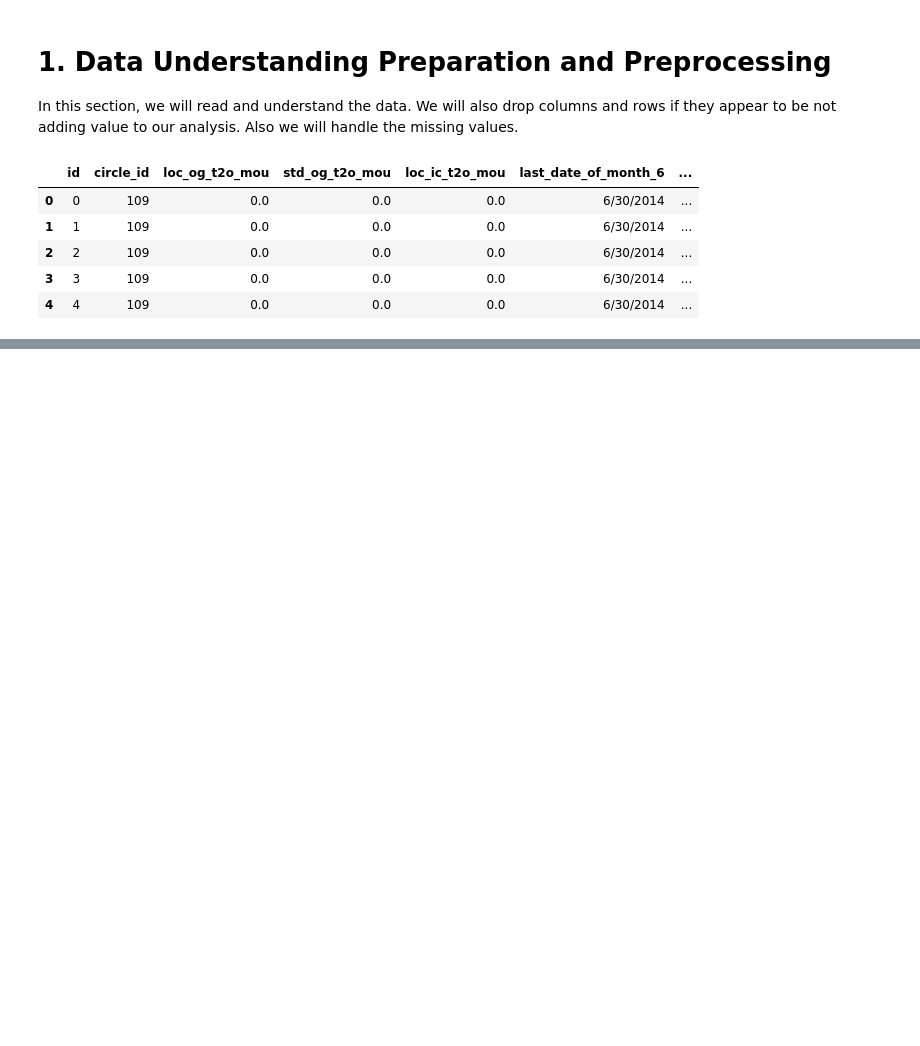
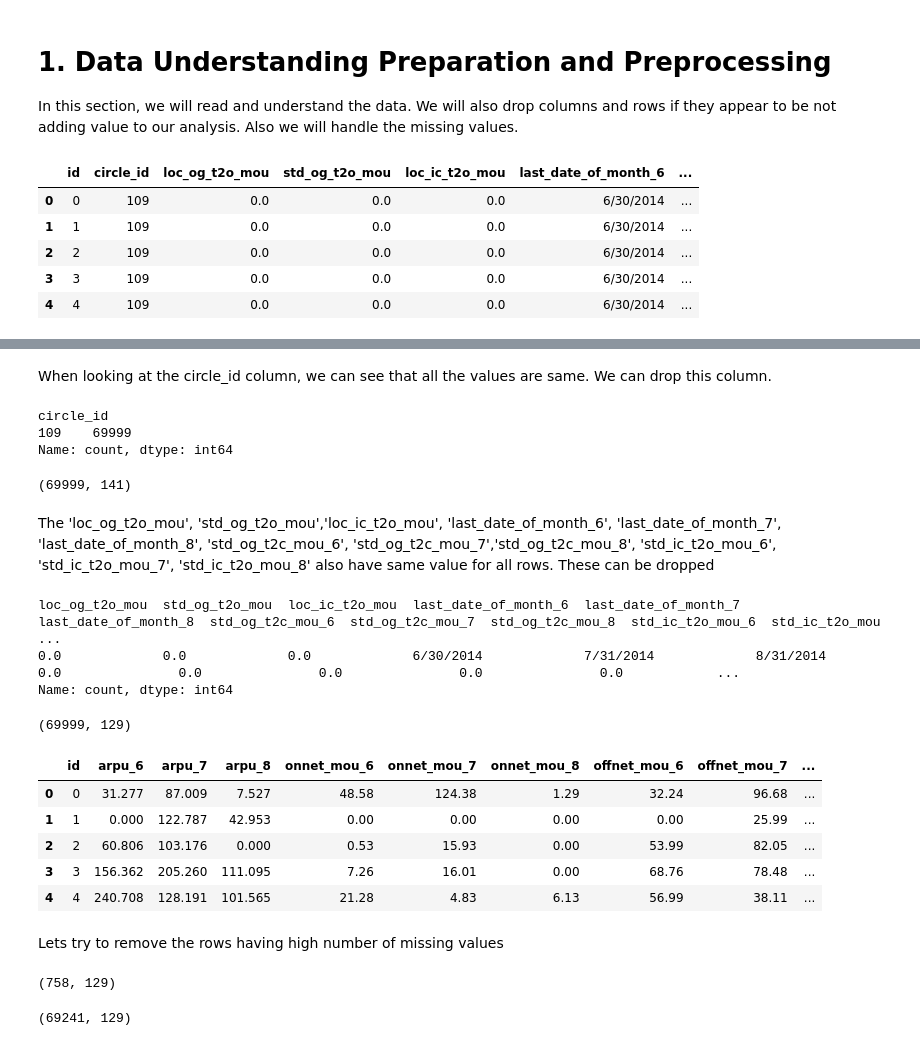
Before and after one commit to vish689/telecom-churn, a Jupyter notebook: TelecomChurnPrediction.ipynb, the cells around one changed output, grey strips where cells are left out. Saved outputs shown, nothing was run; the diff lists cells and outputs as text; code cells hidden in the pictures; blank space fills up the shorter version.

```diff
--- a/TelecomChurnPrediction.ipynb
+++ b/TelecomChurnPrediction.ipynb
@@ -57,0 +97,3 @@ data.describe()
+# %%
+perc_missing_columns = (round(((data.isnull().sum()/len(data.index))*100),2).to_frame('Percentage')).sort_values('Percentage', ascending=False)
+perc_missing_columns
@@ -57,0 +114,3 @@ data.describe()
+# %%
+cols_with_70_missing = list(perc_missing_columns[perc_missing_columns['Percentage'] > 70].index)
+cols_with_70_missing
@@ -57,0 +135,4 @@ data.describe()
+# %%
+# Drop columns with percentage greater than 70
+data = data.drop(cols_with_70_missing, axis=1)
+data.head()
@@ -57,0 +150,46 @@ data.describe()
+# %% [markdown]
+When looking at the circle_id column, we can see that all the values are same. We can drop this column.
+# %%
+data['circle_id'].value_counts()
+# %% [output]
+circle_id
+109    69999
+Name: count, dtype: int64
+# %%
+data = data.drop('circle_id', axis=1)
+data.shape
+# %% [output]
+(69999, 141)
+# %% [markdown]
+The 'loc_og_t2o_mou', 'std_og_t2o_mou','loc_ic_t2o_mou', 'last_date_of_month_6', 'last_date_of_month_7', 'last_date_of_month_8', 'std_og_t2c_mou_6', 'std_og_t2c_mou_7','std_og_t2c_mou_8', 'std_ic_t2o_mou_6', 'std_ic_t2o_mou_7', 'std_ic_t2o_mou_8' also have same value for all rows. These can be dropped
+# %%
+data[['loc_og_t2o_mou', 'std_og_t2o_mou','loc_ic_t2o_mou', 'last_date_of_month_6', 'last_date_of_month_7', 'last_date_of_month_8', 'std_og_t2c_mou_6', 'std_og_t2c_mou_7','std_og_t2c_mou_8', 'std_ic_t2o_mou_6', 'std_ic_t2o_mou_7', 'std_ic_t2o_mou_8']].value_counts()
+# %% [output]
+loc_og_t2o_mou  std_og_t2o_mou  loc_ic_t2o_mou  last_date_of_month_6  last_date_of_month_7  last_date_of_month_8  std_og_t2c_mou_6  std_og_t2c_mou_7  std_og_t2c_mou_8  std_ic_t2o_mou_6  std_ic_t2o_mou ...
+0.0             0.0             0.0             6/30/2014             7/31/2014             8/31/2014             0.0               0.0               0.0               0.0               0.0            ...
+Name: count, dtype: int64
+# %%
+data = data.drop(['loc_og_t2o_mou', 'std_og_t2o_mou','loc_ic_t2o_mou', 'last_date_of_month_6', 'last_date_of_month_7', 'last_date_of_month_8', 'std_og_t2c_mou_6', 'std_og_t2c_mou_7','std_og_t2c_mou_8', 'std_ic_t2o_mou_6', 'std_ic_t2o_mou_7', 'std_ic_t2o_mou_8'], axis=1)
+print(data.shape)
+data.head()
+# %% [output]
+(69999, 129)
+|  | id | arpu_6 | arpu_7 | arpu_8 | onnet_mou_6 | onnet_mou_7 | onnet_mou_8 | offnet_mou_6 | offnet_mou_7 | ... |
+| 0 | 0 | 31.277 | 87.009 | 7.527 | 48.58 | 124.38 | 1.29 | 32.24 | 96.68 | ... |
+| 1 | 1 | 0.000 | 122.787 | 42.953 | 0.00 | 0.00 | 0.00 | 0.00 | 25.99 | ... |
+| 2 | 2 | 60.806 | 103.176 | 0.000 | 0.53 | 15.93 | 0.00 | 53.99 | 82.05 | ... |
+| 3 | 3 | 156.362 | 205.260 | 111.095 | 7.26 | 16.01 | 0.00 | 68.76 | 78.48 | ... |
+| 4 | 4 | 240.708 | 128.191 | 101.565 | 21.28 | 4.83 | 6.13 | 56.99 | 38.11 | ... |
+# %% [markdown]
+Lets try to remove the rows having high number of missing values
+# %%
+data_missing_rows_50 = data[(data.isnull().sum(axis=1)) > (len(data.columns)//2)]
+data_missing_rows_50.shape
+# %% [output]
+(758, 129)
+# %%
+# Delete the rows
+data = data.drop(data_missing_rows_50.index)
+data.shape
+# %% [output]
+(69241, 129)
```
Also changed, not shown: parts of 28 cells of this notebook.
